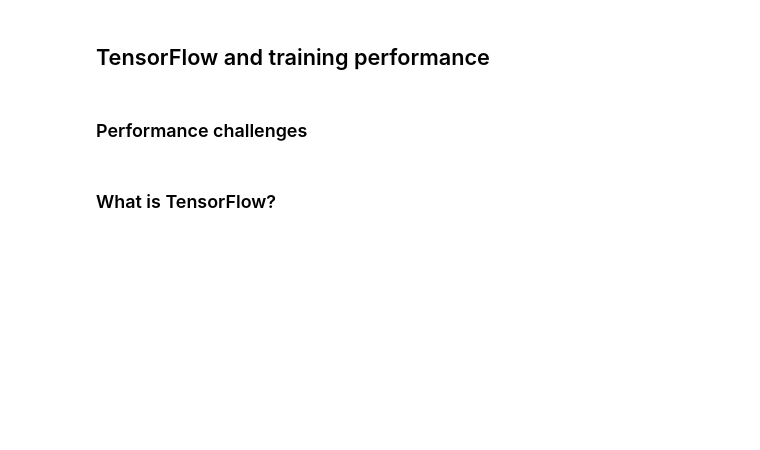
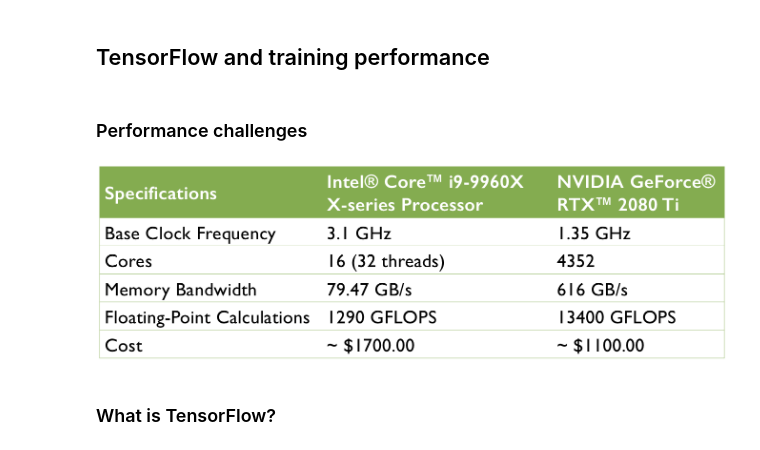
Before and after one commit to rasbt/python-machine-learning-book-3rd-edition, a Jupyter notebook: ch13/ch13_part1.ipynb, the cells around one changed output. Cells and saved outputs as stored; diff of their text form; code cells hidden in the pictures; blank space fills up the shorter version.

```diff
--- a/ch13/ch13_part1.ipynb
+++ b/ch13/ch13_part1.ipynb
@@ -25,5 +26,9 @@ tensorflow 2.0.0
 ## TensorFlow and training performance
 # %% [markdown]
 ### Performance challenges
+# %%
+Image(filename='figures/01.png', width=800)
+# %% [output]
+[figure, added]
 # %% [markdown]
 ### What is TensorFlow?
```
Also changed, not shown: parts of 4 cells of this notebook, 2 other files.
